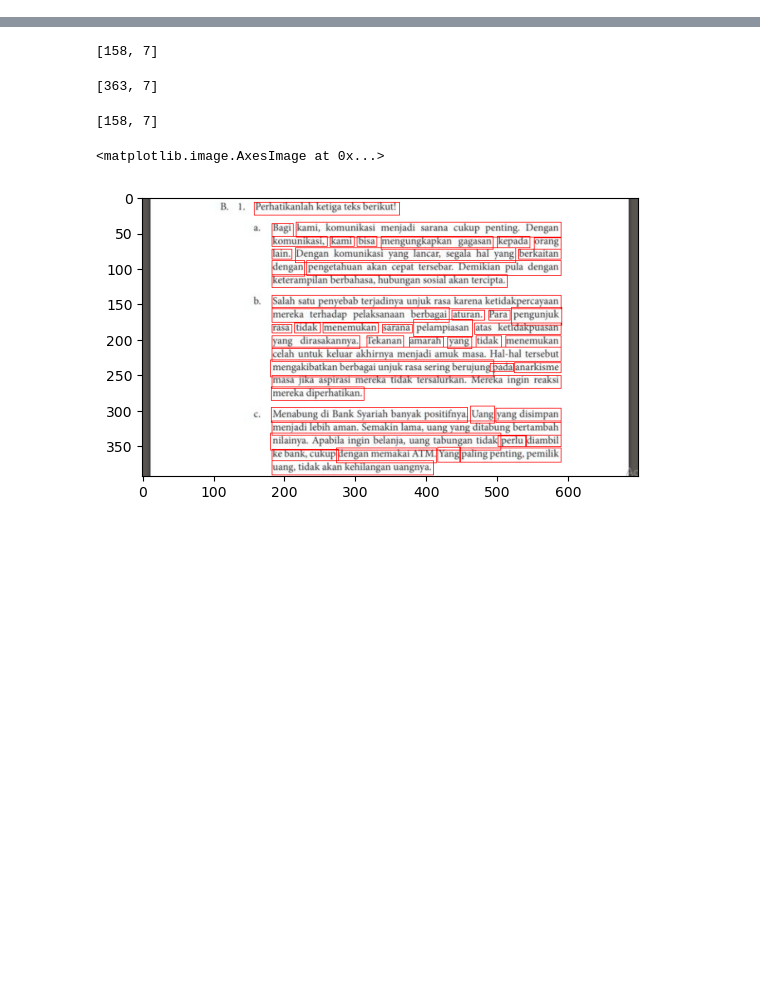
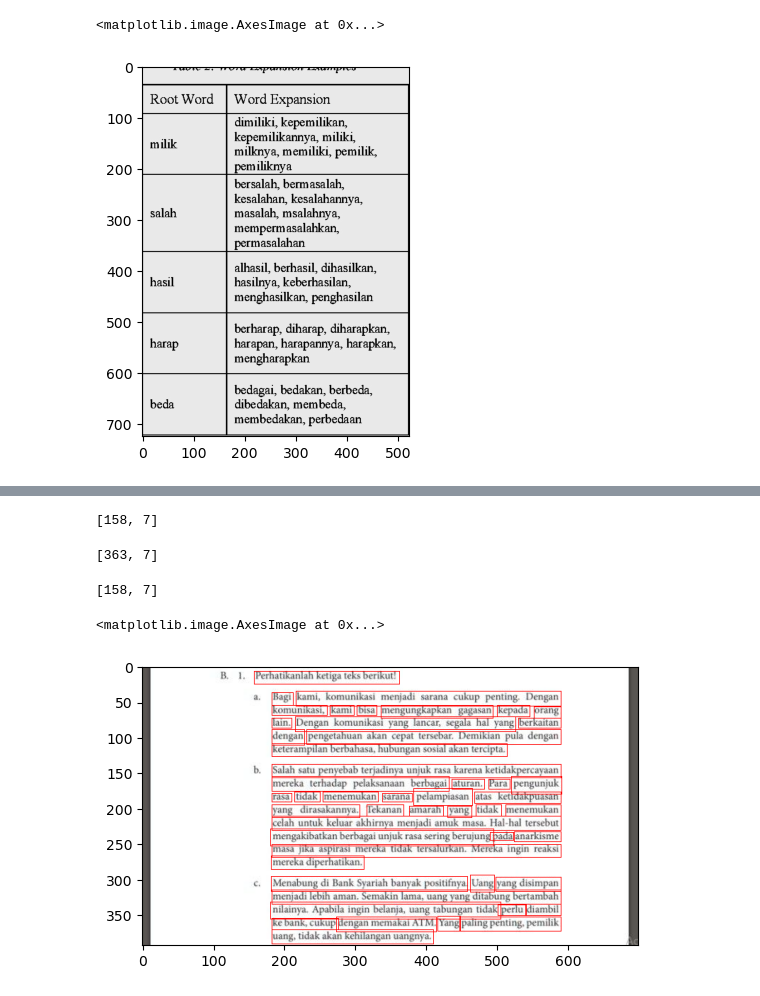
Before and after one commit to alrappie/Optical-Character-Recognition-OCR, a Jupyter notebook: OCR_easyocr.ipynb, the cells around one changed output, grey strips where cells are left out. Drawn from its saved outputs; the diff is of its cells as text; code cells hidden in the pictures; blank space fills up the shorter version.

```diff
--- a/OCR_easyocr.ipynb
+++ b/OCR_easyocr.ipynb
@@ -13,0 +16,4 @@ Progress: |███████████████████████
+# %%
+img = cv2.imread(r'Image\bw_image.jpg')
+gray_img = cv2.cvtColor(img,cv2.COLOR_BGR2GRAY)
+gray_img
@@ -13,0 +28,5 @@ Progress: |███████████████████████
+# %%
+plt.imshow(gray_img,cmap='gray',vmin=0, vmax=255)
+# %% [output]
+<matplotlib.image.AxesImage at 0x...>
+[figure, added]
```
Also changed, not shown: parts of 9 cells of this notebook, 4 other files.
